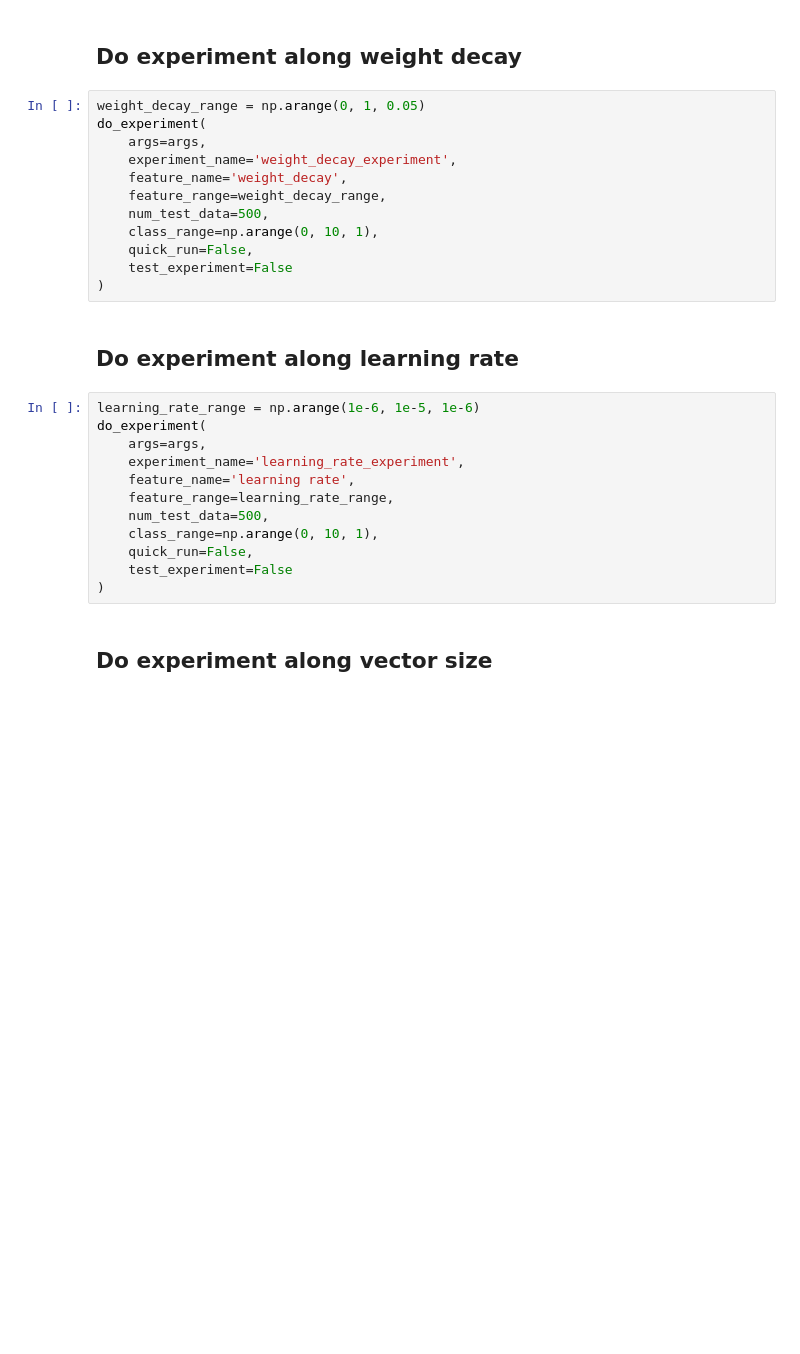
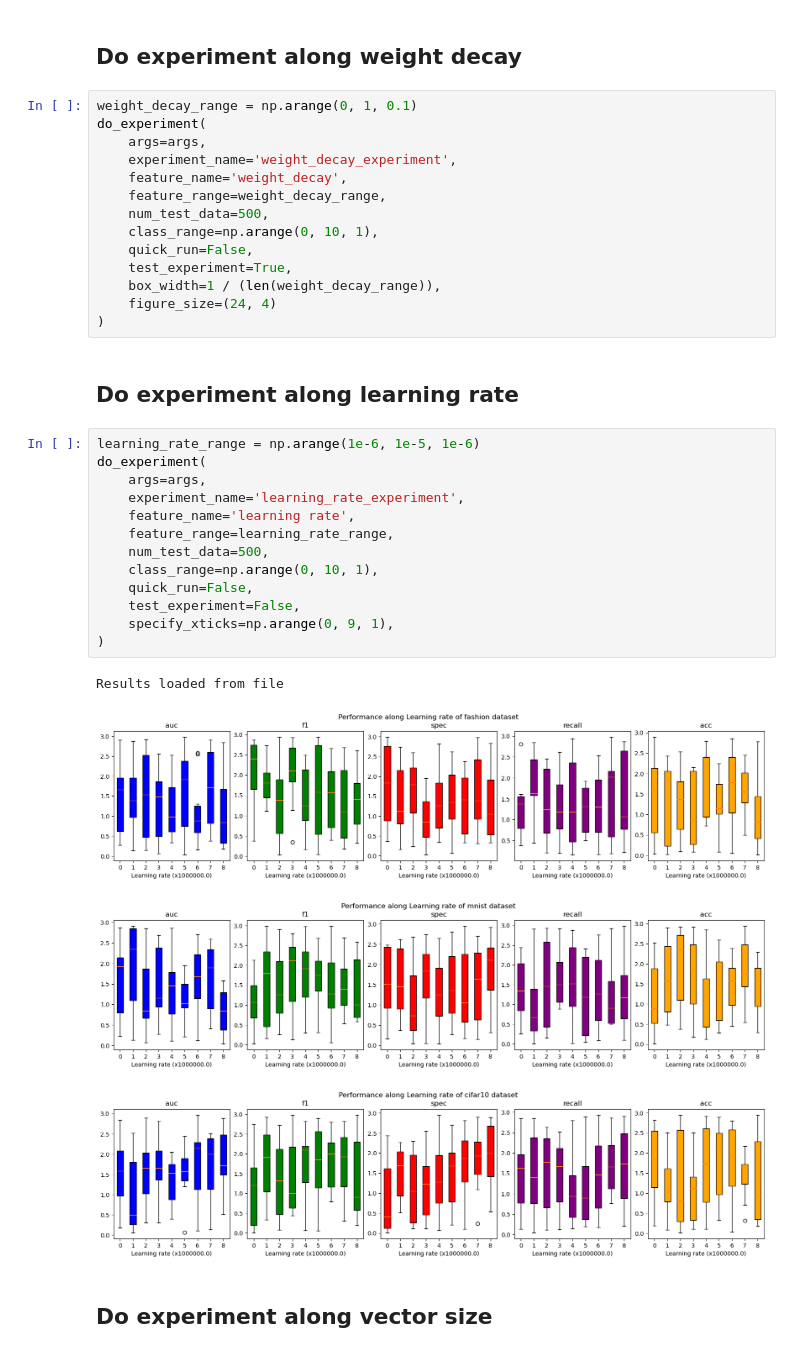
Before and after one commit to SoulMind01/FewShot-demo, a Jupyter notebook: experiment.ipynb, the cells around one changed output. Cells and saved outputs as stored; diff of their text form; blank space fills up the shorter version.

```diff
--- a/experiment.ipynb
+++ b/experiment.ipynb
@@ -140,7 +195,7 @@ do_experiment(
 # %% [markdown]
 ## Do experiment along weight decay
 # %%
-weight_decay_range = np.arange(0, 1, 0.05)
+weight_decay_range = np.arange(0, 1, 0.1)
 do_experiment(
     args=args,
     experiment_name='weight_decay_experiment',
@@ -149,22 +204,30 @@ do_experiment(
     num_test_data=500,
     class_range=np.arange(0, 10, 1),
     quick_run=False,
-    test_experiment=False
+    test_experiment=True,
+    box_width=1 / (len(weight_decay_range)),
+    figure_size=(24, 4)
 )
 # %% [markdown]
 ## Do experiment along learning rate
 # %%
 learning_rate_range = np.arange(1e-6, 1e-5, 1e-6)
 do_experiment(
     args=args,
     experiment_name='learning_rate_experiment',
     feature_name='learning rate',
     feature_range=learning_rate_range,
     num_test_data=500,
     class_range=np.arange(0, 10, 1),
     quick_run=False,
-    test_experiment=False
+    test_experiment=False,
+    specify_xticks=np.arange(0, 9, 1),
 )
+# %% [output]
+Results loaded from file
+[figure, added]
+[figure, added]
+[figure, added]
 # %% [markdown]
 ## Do experiment along vector size
 # %%
```
Also changed, not shown: parts of 34 cells of this notebook, 9 other files.
